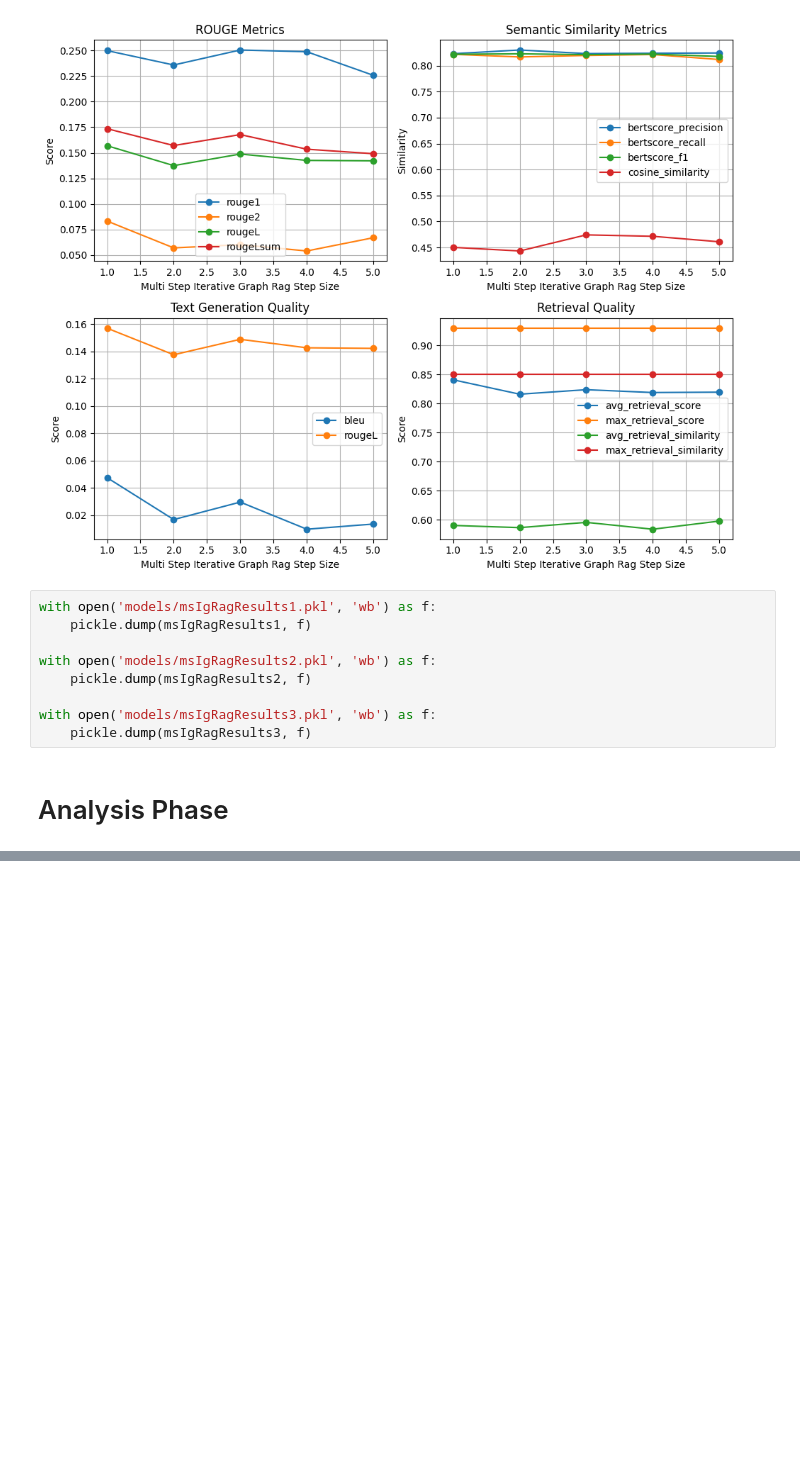
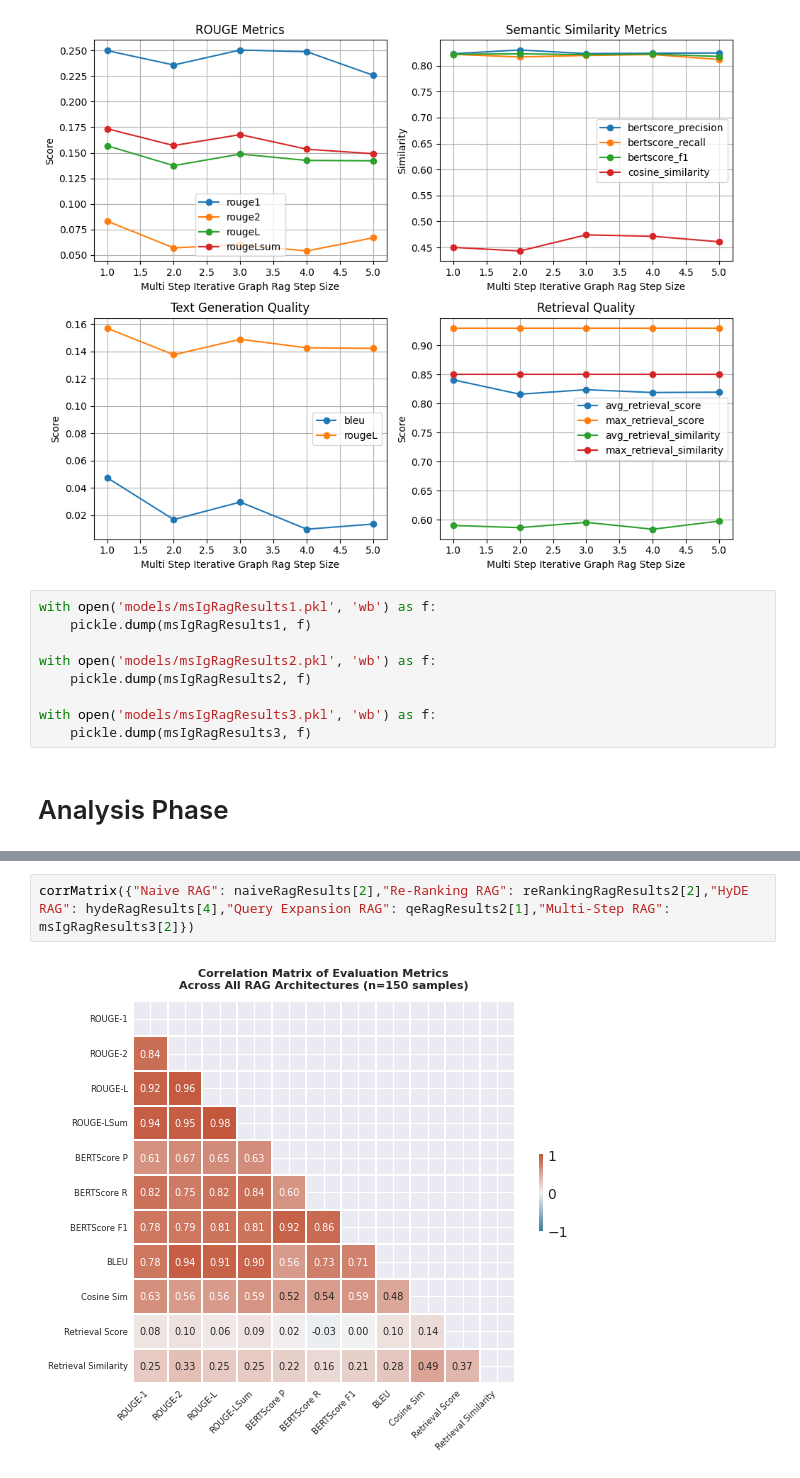
Before and after one commit to SpikeStriker/732A81_text_mining_research_project, a Jupyter notebook: EvaluatingRagArchitecture/notebooks/EvaluateRagArchitectures.ipynb, the cells around one changed output, grey strips where cells are left out. Saved outputs shown, nothing was run; the diff lists cells and outputs as text; blank space fills up the shorter version.

```diff
--- a/EvaluatingRagArchitecture/notebooks/EvaluateRagArchitectures.ipynb
+++ b/EvaluatingRagArchitecture/notebooks/EvaluateRagArchitectures.ipynb
@@ -339,0 +357,4 @@ compareViz(["Naive", "Re-Ranking", "HyDE", "Query Expansion", "Multi-Step"],
+# %%
+corrMatrix({"Naive RAG": naiveRagResults[2],"Re-Ranking RAG": reRankingRagResults2[2],"HyDE RAG": hydeRagResults[4],"Query Expansion RAG": qeRagResults2[1],"Multi-Step RAG": msIgRagResults3[2]})
+# %% [output]
+[figure, added]
```
Also changed, not shown: parts of 13 cells of this notebook, 28 other files.
